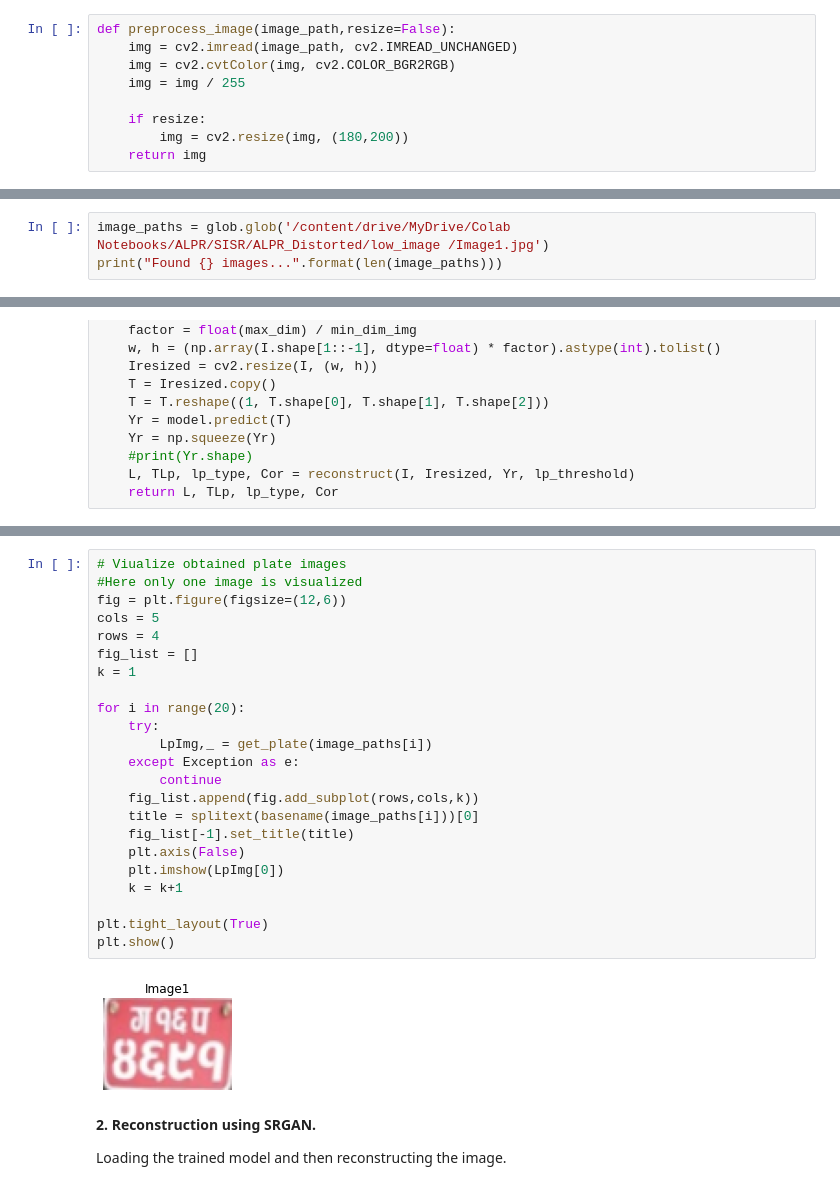
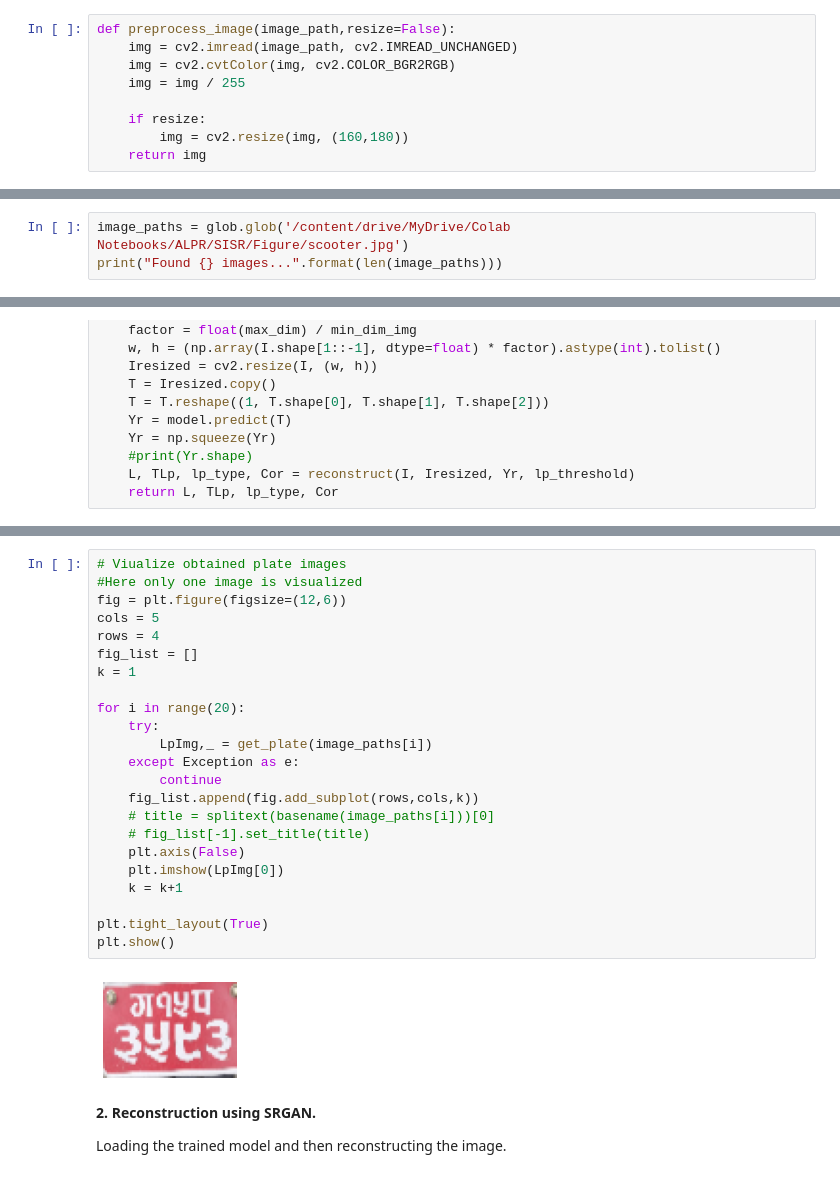
Before and after one commit to anitabaral/Automatic-License-Plate-Recognition-System-for-Distorted-Images, a Jupyter notebook: ALPR_for_Distorted_Images/ALPR_for_Distorted_Images.ipynb, the cells around one changed output, grey strips where cells are left out. Cells and saved outputs as stored; diff of their text form.

Commit message:
ALPR for Distorted Images modified

```diff
--- a/ALPR_for_Distorted_Images/ALPR_for_Distorted_Images.ipynb
+++ b/ALPR_for_Distorted_Images/ALPR_for_Distorted_Images.ipynb
@@ -54,12 +54,12 @@ def preprocess_image(image_path,resize=False):
     img = img / 255
 
     if resize:
-        img = cv2.resize(img, (180,200))
+        img = cv2.resize(img, (160,180))
     return img
 # %% [markdown]
 Loading the image whose license plate needs to be detected and localized.
 # %%
-image_paths = glob.glob('/content/drive/MyDrive/Colab Notebooks/ALPR/SISR/ALPR_Distorted/low_image /Image1.jpg')
+image_paths = glob.glob('/content/drive/MyDrive/Colab Notebooks/ALPR/SISR/Figure/scooter.jpg')
 print("Found {} images...".format(len(image_paths)))
 # %% [output]
 Found 1 images...
@@ -296,28 +296,28 @@ True
 # %%
 # Viualize obtained plate images
 #Here only one image is visualized
 fig = plt.figure(figsize=(12,6))
 cols = 5
 rows = 4
 fig_list = []
 k = 1
 
 for i in range(20):
     try:
         LpImg,_ = get_plate(image_paths[i])
     except Exception as e:
         continue
     fig_list.append(fig.add_subplot(rows,cols,k))
-    title = splitext(basename(image_paths[i]))[0]
-    fig_list[-1].set_title(title)
+    # title = splitext(basename(image_paths[i]))[0]
+    # fig_list[-1].set_title(title)
     plt.axis(False)
     plt.imshow(LpImg[0])
     k = k+1
 
 plt.tight_layout(True)
 plt.show()
 # %% [output]
-[figure, old version]
+[figure, new version]
 # %% [markdown]
 **2. Reconstruction using SRGAN.**
 
```
Also changed, not shown: parts of 9 cells of this notebook.
